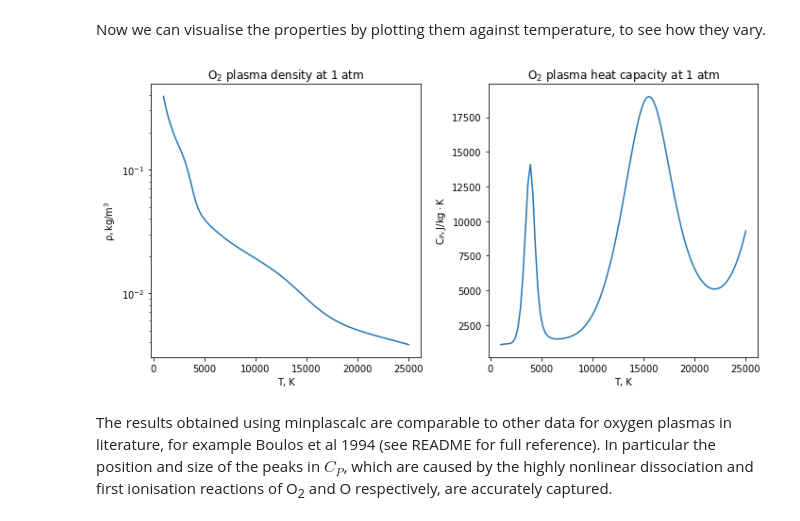
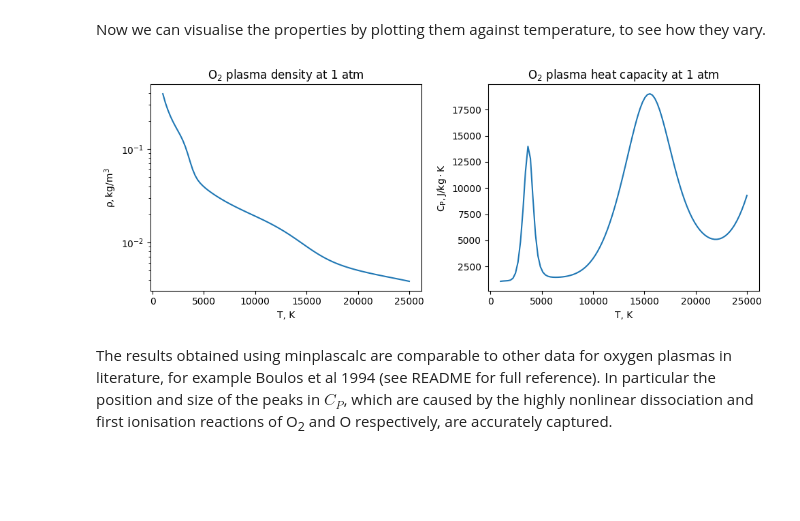
Before and after one commit to quinnreynolds/minplascalc, a Jupyter notebook: notebooks/Tutorial 6 - Oxygen Plasma Density and Cp.ipynb, the cells around one changed output. Drawn from its saved outputs; the diff is of its cells as text; code cells hidden in the pictures; blank space fills up the shorter version.

```diff
--- a/notebooks/Tutorial 6 - Oxygen Plasma Density and Cp.ipynb
+++ b/notebooks/Tutorial 6 - Oxygen Plasma Density and Cp.ipynb
@@ -33,17 +33,22 @@ for T in temperatures:
 # %% [markdown]
 Now we can visualise the properties by plotting them against temperature, to see how they vary.
 # %%
-fig, (ax0, ax1) = plt.subplots(1, 2, figsize=(10, 5))
-ax0.set_title('$\mathregular{O_2}$ plasma density at 1 atm')
-ax0.set_xlabel('T, K')
-ax0.set_ylabel('$\mathregular{\\rho, kg/m^3}$')
-ax0.semilogy(temperatures, density);
-ax1.set_title('$\mathregular{O_2}$ plasma heat capacity at 1 atm')
-ax1.set_xlabel('T, K')
-ax1.set_ylabel('$\mathregular{C_P, J/kg \cdot K}$')
-ax1.plot(temperatures, cp);
-plt.tight_layout()
+fig, axs = pyplot.subplots(1, 2, figsize=(10, 4))
+
+ax = axs[0]
+ax.set_title('$\mathregular{O_2}$ plasma density at 1 atm')
+ax.set_xlabel('T, K')
+ax.set_ylabel('$\mathregular{\\rho, kg/m^3}$')
+ax.semilogy(temperatures, density)
+
+ax = axs[1]
+ax.set_title('$\mathregular{O_2}$ plasma heat capacity at 1 atm')
+ax.set_xlabel('T, K')
+ax.set_ylabel('$\mathregular{C_P, J/kg \cdot K}$')
+ax.plot(temperatures, cp)
+
+pyplot.tight_layout()
 # %% [output]
-[figure, old version]
+[figure, new version]
 # %% [markdown]
 The results obtained using minplascalc are comparable to other data for oxygen plasmas in literature, for example Boulos et al 1994 (see README for full reference). In particular the position and size of the peaks in $C_P$, which are caused by the highly nonlinear dissociation and first ionisation reactions of O<sub>2</sub> and O respectively, are accurately captured.
```
Also changed, not shown: parts of 1 cell of this notebook, 21 other files.
